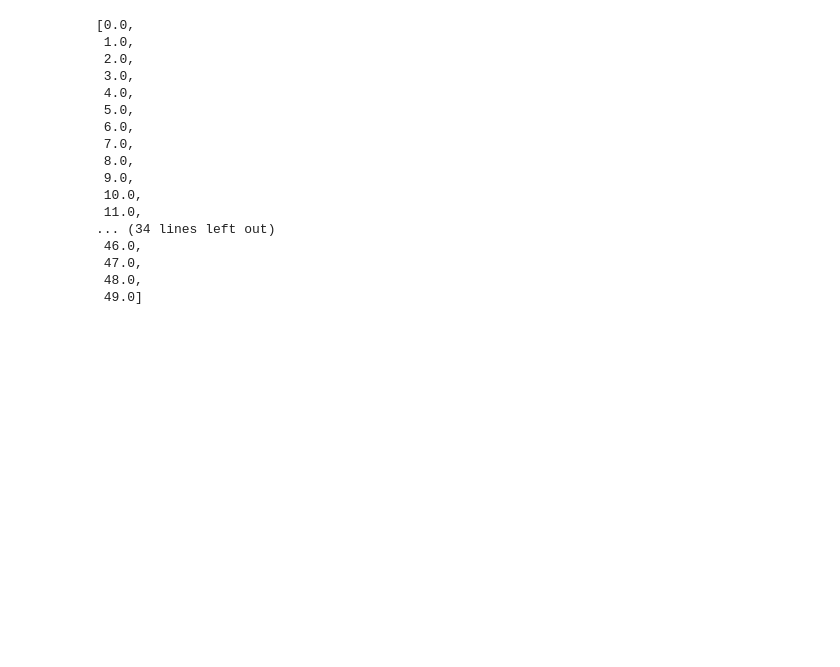
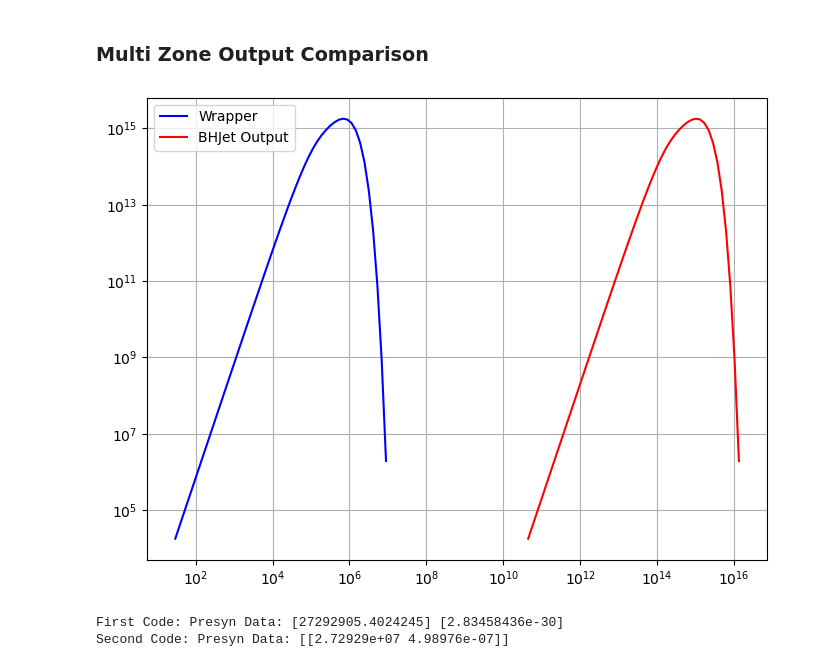
Before and after one commit to maklinger/BHJet, a Jupyter notebook: test.ipynb, the cells around one changed output. Saved outputs shown, nothing was run; the diff lists cells and outputs as text; code cells hidden in the pictures; blank space fills up the shorter version.

```diff
--- a/test.ipynb
+++ b/test.ipynb
@@ -26,2 +7,5 @@ myClass.get_photon_array() #this is from initially running the code
+# %%
+bhjet.load_params("ip.dat")
+bhjet.set_parameter("infosw", 2)
 # %%
-myClass.run()
+bhjet.run()
@@ -74,20 +14,26 @@ myClass.run()
-# %%
-myClass.get_photon_array()
-# %% [output]
-[0.0,
- 1.0,
- 2.0,
- 3.0,
- 4.0,
- 5.0,
- 6.0,
- 7.0,
- 8.0,
- 9.0,
- 10.0,
- 11.0,
-... (34 lines left out)
- 46.0,
- 47.0,
- 48.0,
- 49.0]
+# %%
+output = bhjet.get_output()
+# %% [markdown]
+### Multi Zone Output Comparison
+# %%
+#for testing:
+path_to_bhjet_output = "/Users/ruby/Models/BHJet/BHJet/Output/"
+mjy = 1.e26
+kevconv = 1
+dist = bhjet.get_parameter("dist")
+fluxconv = 4.*math.pi*(dist*3.*10**21)**2
+# %%
+disk_e = np.array([point.energy for point in output.disk])
+disk_f = np.array([point.flux for point in output.disk])
+Disk = np.genfromtxt(path_to_bhjet_output+"Disk.dat")
+
+fig, ax = plt.subplots(figsize=(8, 6))
+ax.plot(disk_e, disk_e*disk_f, linewidth=1.5, color="blue", label="Wrapper")
+ax.plot(Disk.T[0],Disk.T[1]*Disk.T[0], label = "BHJet Output", color = 'red')
+
+ax.legend()
+ax.grid(True)
+ax.set_xscale('log')
+ax.set_yscale('log')
+# %% [output]
+[figure, added]
@@ -93,0 +49,6 @@ myClass.get_photon_array()
+# %%
+print("First Code: Presyn Data:", presyn_e[:1], presyn_f[:1])
+print("Second Code: Presyn Data:", Presyn[:1])
+# %% [output]
+First Code: Presyn Data: [27292905.4024245] [2.83458436e-30]
+Second Code: Presyn Data: [[2.72929e+07 4.98976e-07]]
```
Also changed, not shown: parts of 16 cells of this notebook, 51 other files.
